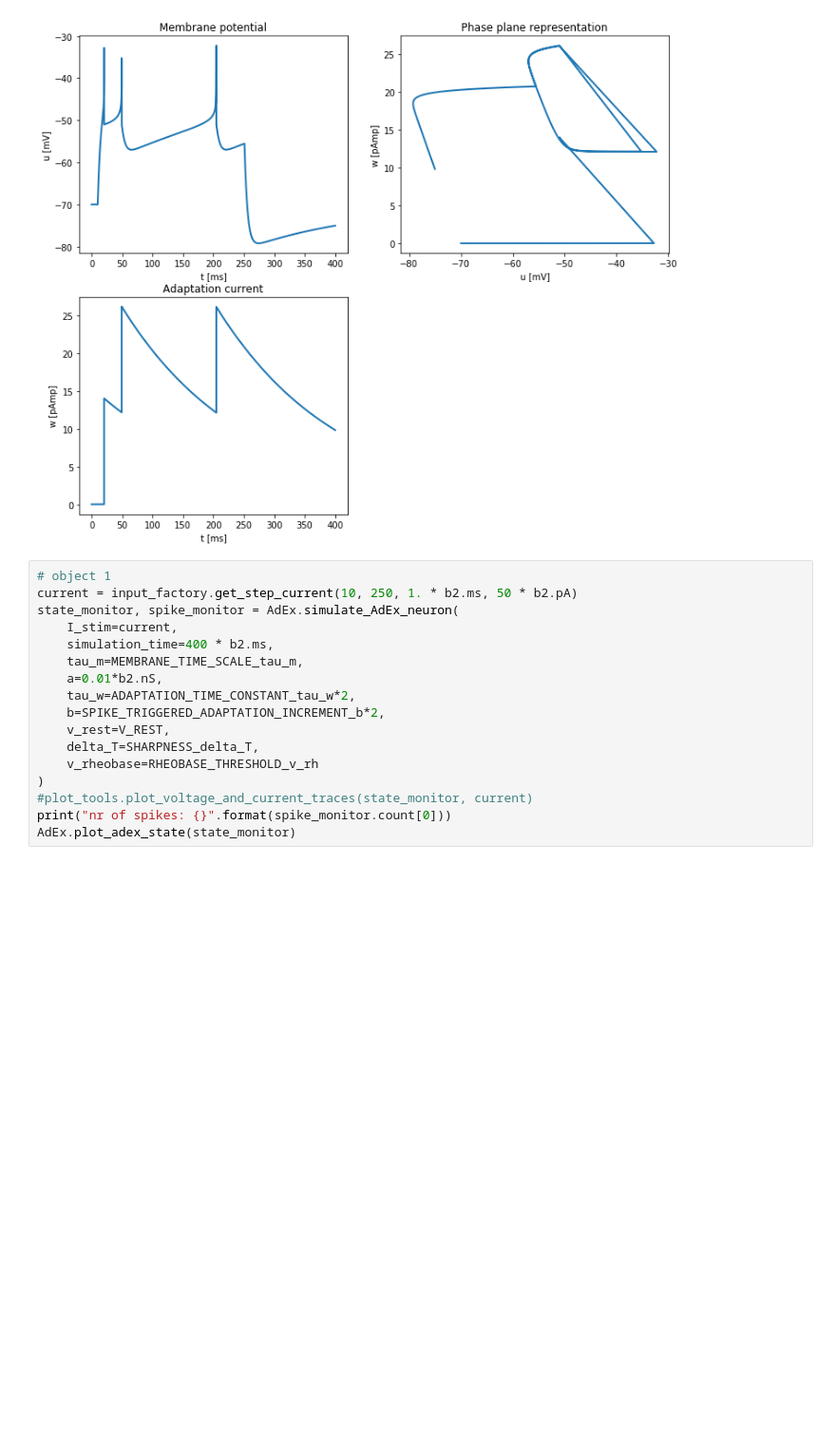
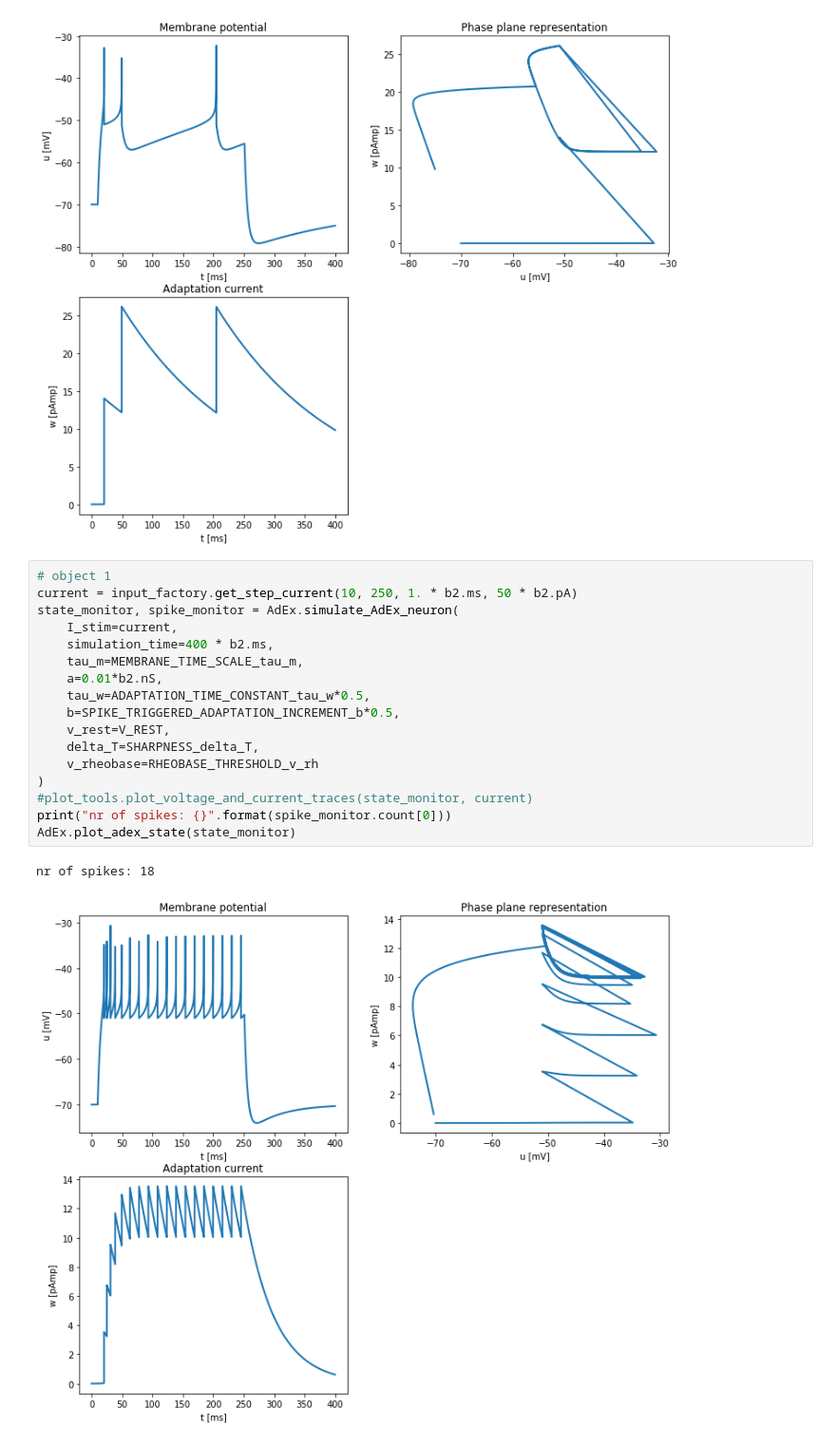
Before and after one commit to disadone/neuronaldynamics-epfl, a Jupyter notebook: 4-AdEx-the Adaptive Exponential Integrate-and-Fire model.ipynb, the cells around one changed output. Shown: that part at 95% size. Drawn from its saved outputs; the diff is of its cells as text; blank space fills up the shorter version.

```diff
--- a/4-AdEx-the Adaptive Exponential Integrate-and-Fire model.ipynb
+++ b/4-AdEx-the Adaptive Exponential Integrate-and-Fire model.ipynb
@@ -471,17 +471,20 @@ nr of spikes: 3
 # %%
 # object 1
 current = input_factory.get_step_current(10, 250, 1. * b2.ms, 50 * b2.pA)
 state_monitor, spike_monitor = AdEx.simulate_AdEx_neuron(
     I_stim=current,
     simulation_time=400 * b2.ms,
     tau_m=MEMBRANE_TIME_SCALE_tau_m,
     a=0.01*b2.nS,
-    tau_w=ADAPTATION_TIME_CONSTANT_tau_w*2,
-    b=SPIKE_TRIGGERED_ADAPTATION_INCREMENT_b*2,
+    tau_w=ADAPTATION_TIME_CONSTANT_tau_w*0.5,
+    b=SPIKE_TRIGGERED_ADAPTATION_INCREMENT_b*0.5,
     v_rest=V_REST,
     delta_T=SHARPNESS_delta_T,
     v_rheobase=RHEOBASE_THRESHOLD_v_rh
 )
 #plot_tools.plot_voltage_and_current_traces(state_monitor, current)
 print("nr of spikes: {}".format(spike_monitor.count[0]))
 AdEx.plot_adex_state(state_monitor)
+# %% [output]
+nr of spikes: 18
+[figure, added]
```
Also changed, not shown: parts of 2 cells of this notebook, 2 other files.
